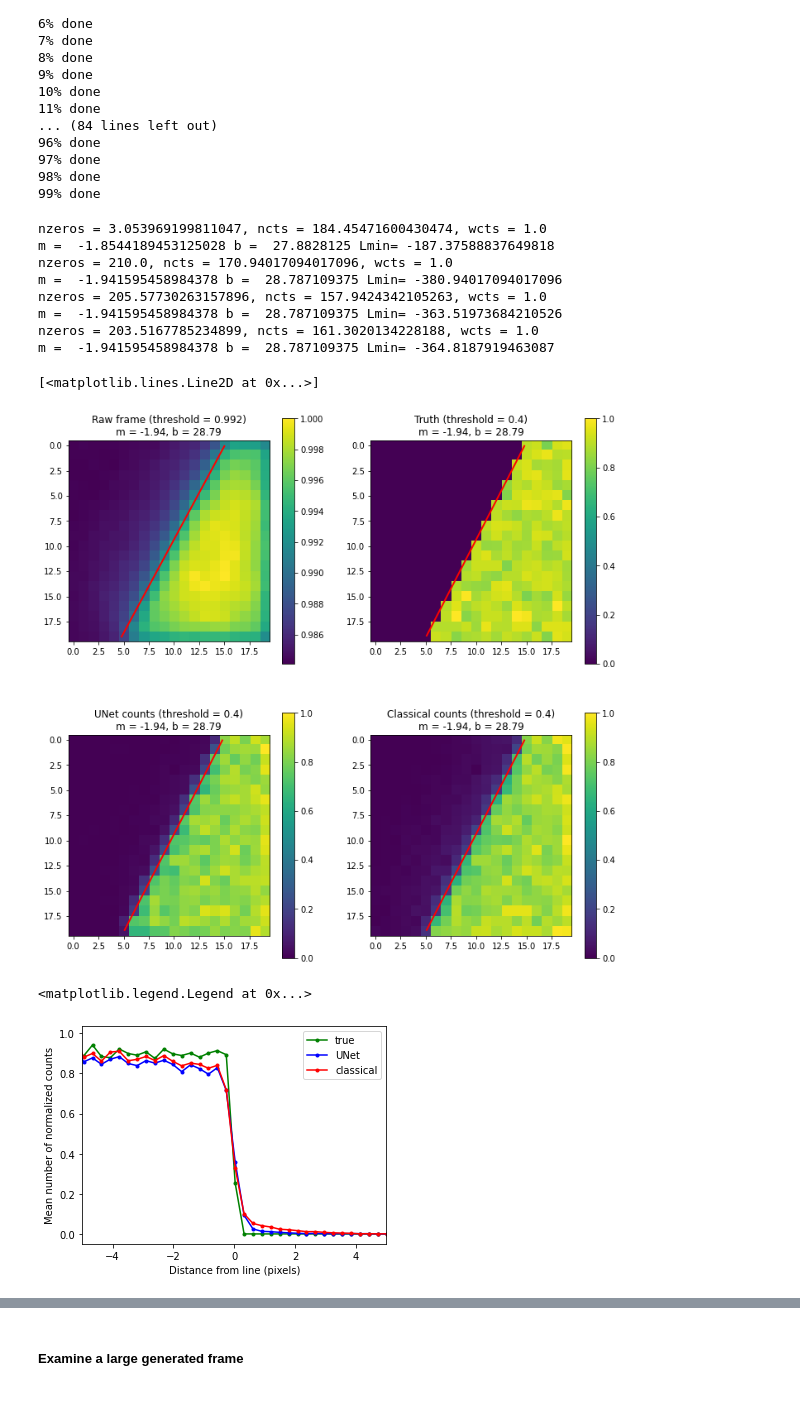
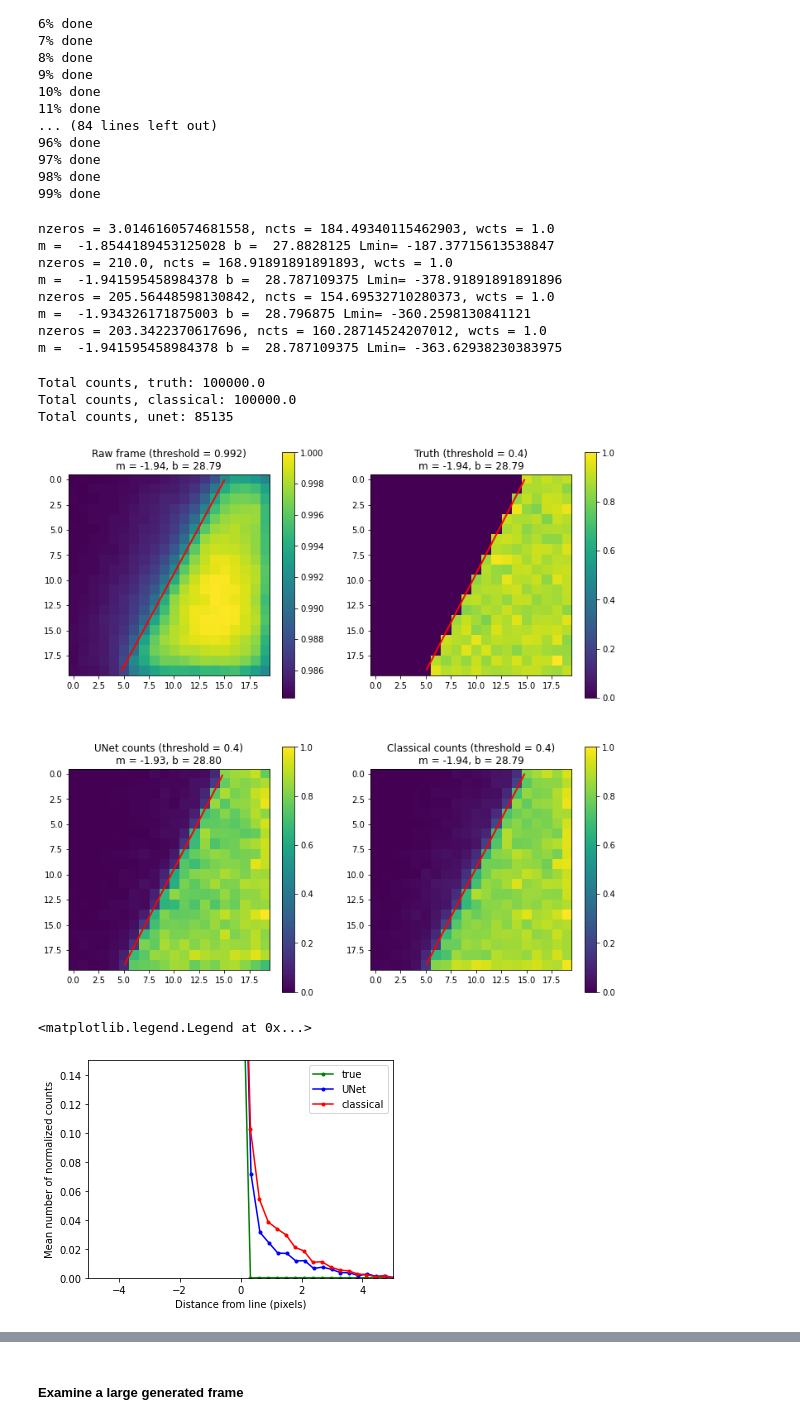
Before and after one commit to jerenner/emsim, a Jupyter notebook: emsim.ipynb, the cells around one changed output, grey strips where cells are left out. Saved outputs shown, nothing was run; the diff lists cells and outputs as text; code cells hidden in the pictures.

Commit message:
Adds plot of edge curve for several cases

```diff
--- a/emsim.ipynb
+++ b/emsim.ipynb
@@ -97,7 +97,7 @@ def fit_line(fit_img, th = 0.5, pct_rng = 0.2, nbins_hdist = 40):
     return m,b,Lmin,mrng,Lrng_m,brng,Lrng_b,hfinal,bcenters
 # %%
 # Create some number of events and count them.
-th_unet = 0.58
+th_unet = 0.8
 th_classical = 825
 evts = np.arange(0,100000)
 l_frames, l_labels, l_ct_unet, l_ct_classical = [], [], [], []
@@ -162,14 +162,14 @@ m_label,b_label,Lmin_label,mrng_label,Lrng_m_label,brng_label,Lrng_b_label,hdist
 m_unet,b_unet,Lmin_unet,mrng_unet,Lrng_m_unet,brng_unet,Lrng_b_unet,hdist_unet,bcenters_unet = fit_line(ct_unet,th=ct_th)
 m_classical,b_classical,Lmin_classical,mrng_classical,Lrng_m_classical,brng_classical,Lrng_b_classical,hdist_classical,bcenters_classical = fit_line(ct_classical,th=ct_th)
 # %% [output]
-nzeros = 3.053969199811047, ncts = 184.45471600430474, wcts = 1.0
-m =  -1.8544189453125028 b =  27.8828125 Lmin= -187.37588837649818
-nzeros = 210.0, ncts = 170.94017094017096, wcts = 1.0
-m =  -1.941595458984378 b =  28.787109375 Lmin= -380.94017094017096
-nzeros = 205.57730263157896, ncts = 157.9424342105263, wcts = 1.0
-m =  -1.941595458984378 b =  28.787109375 Lmin= -363.51973684210526
-nzeros = 203.5167785234899, ncts = 161.3020134228188, wcts = 1.0
-m =  -1.941595458984378 b =  28.787109375 Lmin= -364.8187919463087
+nzeros = 3.0146160574681558, ncts = 184.49340115462903, wcts = 1.0
+m =  -1.8544189453125028 b =  27.8828125 Lmin= -187.37715613538847
+nzeros = 210.0, ncts = 168.91891891891893, wcts = 1.0
+m =  -1.941595458984378 b =  28.787109375 Lmin= -378.91891891891896
+nzeros = 205.56448598130842, ncts = 154.69532710280373, wcts = 1.0
+m =  -1.934326171875003 b =  28.796875 Lmin= -360.2598130841121
+nzeros = 203.3422370617696, ncts = 160.28714524207012, wcts = 1.0
+m =  -1.941595458984378 b =  28.787109375 Lmin= -363.62938230383975
 # %%
 #frame,label = frameset[0]
 logscale = False
@@ -217,23 +217,30 @@ plt.colorbar()
 xfit = np.arange(0,ncols-1,0.1)
 yfit = m_classical*xfit + b_classical
 plt.plot(xfit[(yfit > 0) & (yfit < nrows-1)],yfit[(yfit > 0) & (yfit < nrows-1)],color='red',linewidth=2)
+
+print("Total counts, truth:",np.sum(label))
+print("Total counts, classical:",np.sum(ct_classical))
+print("Total counts, unet:",np.sum(ct_unet))
 # %% [output]
-[<matplotlib.lines.Line2D at 0x...>]
+Total counts, truth: 100000.0
+Total counts, classical: 100000.0
+Total counts, unet: 85135
-[figure, old version]
+[figure, new version]
 # %%
 fig = plt.figure()
 fig.set_figheight(4.0)
 fig.set_figwidth(12.0)
 
 ax1 = fig.add_subplot(121)
 #plt.plot(bcenters_frame,hdist_frame,color='black',label='frame')
 plt.plot(bcenters_label,hdist_label,'.-',color='green',label='true')
 plt.plot(bcenters_unet,hdist_unet,'.-',color='blue',label='UNet')
 plt.plot(bcenters_classical,hdist_classical,'.-',color='red',label='classical')
 plt.xlim([-5,5])
+plt.ylim([0.0,0.15])
 plt.xlabel("Distance from line (pixels)")
 plt.ylabel("Mean number of normalized counts")
 plt.legend()
 # %% [output]
 <matplotlib.legend.Legend at 0x...>
-[figure, old version]
+[figure, new version]
```
Also changed, not shown: parts of 14 cells of this notebook, 6 other files.
